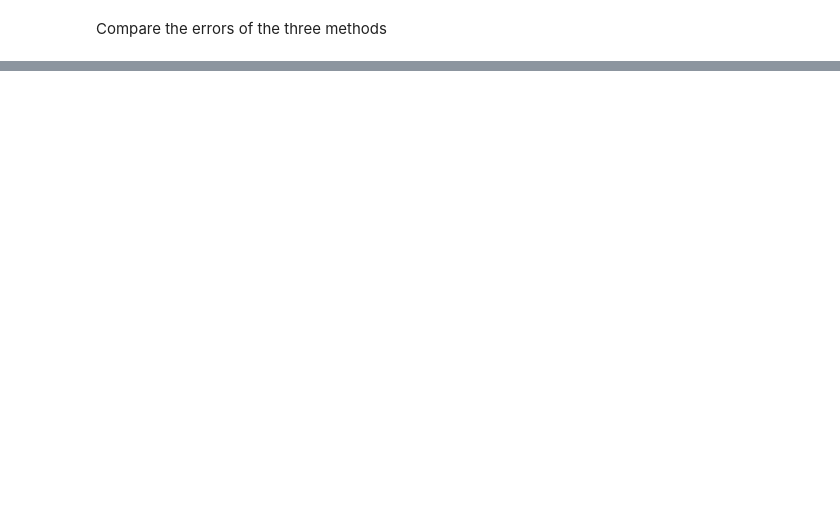
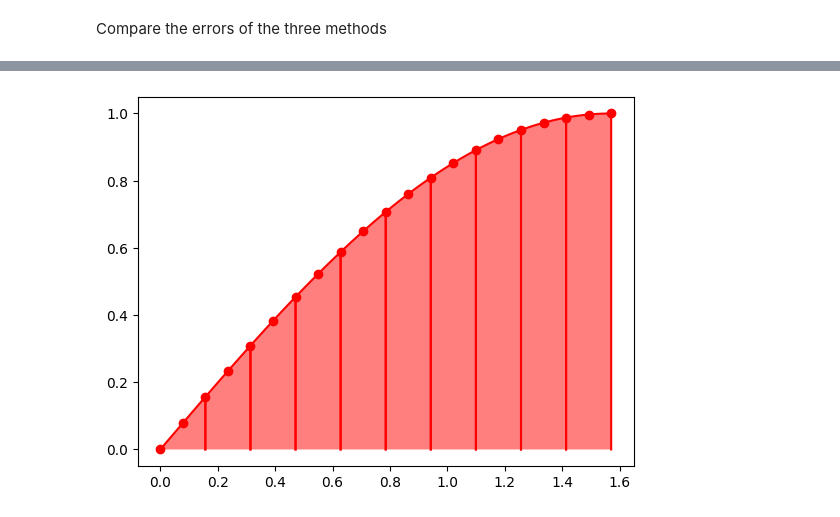
Before and after one commit to giovastabile/analisi_numerica, a Jupyter notebook: notebooks/05_integrazione_numerica.ipynb, the cells around one changed output, grey strips where cells are left out. Saved outputs shown, nothing was run; the diff lists cells and outputs as text; code cells hidden in the pictures; blank space fills up the shorter version.

```diff
--- a/notebooks/05_integrazione_numerica.ipynb
+++ b/notebooks/05_integrazione_numerica.ipynb
@@ -240,22 +305,24 @@ plotTrapComp(f,a,b,10,100)
 # %%
 from scipy import interpolate
 def plotCavalieriSimpsonComp(f,a,b,n,n2,n3):
     indices = np.arange(0,2*n+1)
     H = (b-a)/n
     xk = a + indices*H/2
     plt.plot(xk,f(xk),"ro")
     for i in range(n):
         x_i = [xk[2*i],xk[2*i+1],xk[2*i+2]]
         y_i = f(x_i)
         f_int = interpolate.interp1d(x_i, y_i,kind='quadratic')
         x_i_plot = np.linspace(xk[2*i],xk[2*i+2],n3)
         y_i_plot = f(x_i_plot)
         x_i_plot = np.insert(x_i_plot,0,xk[2*i])
         y_i_plot = np.insert(y_i_plot,0,0)
         x_i_plot = np.append(x_i_plot,xk[2*i+2])
         y_i_plot = np.append(y_i_plot,0)
 
         plt.fill(x_i_plot,y_i_plot,facecolor='red', alpha=0.5)
         plt.plot(x_i_plot,y_i_plot,"r-")
 
-plotCavalieriSimpsonComp(f,a,b,3,100,10)
+plotCavalieriSimpsonComp(f,a,b,10,100,10)
+# %% [output]
+[figure, added]
```
Also changed, not shown: parts of 13 cells of this notebook, 1 other file.
